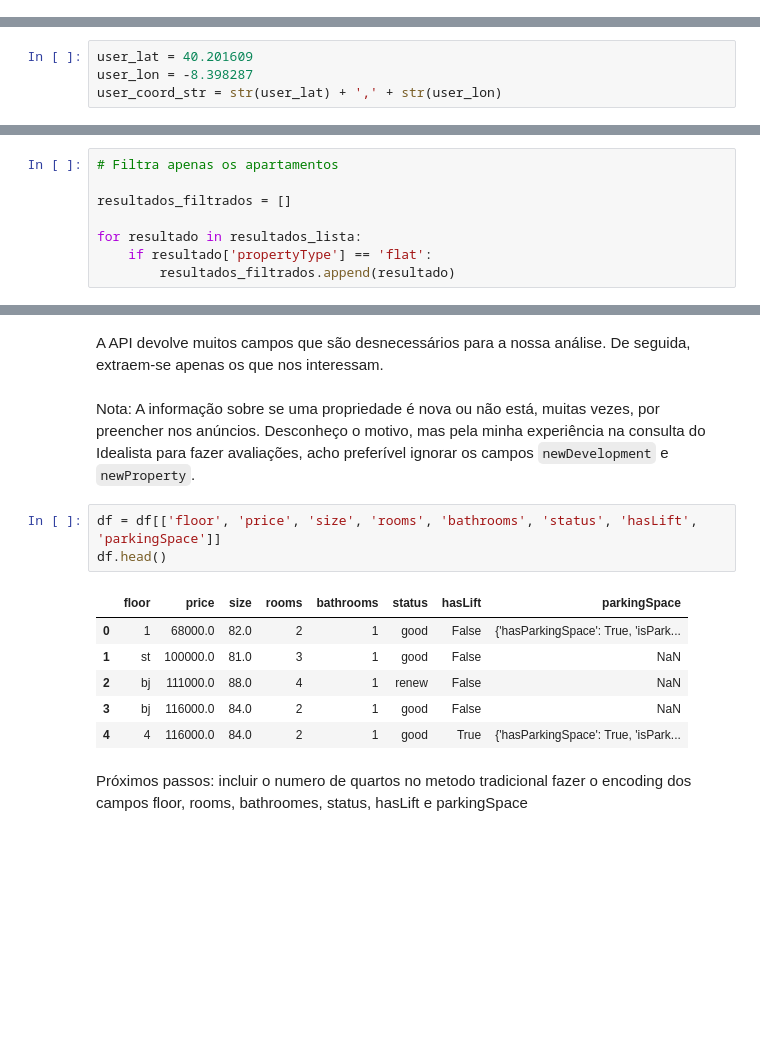
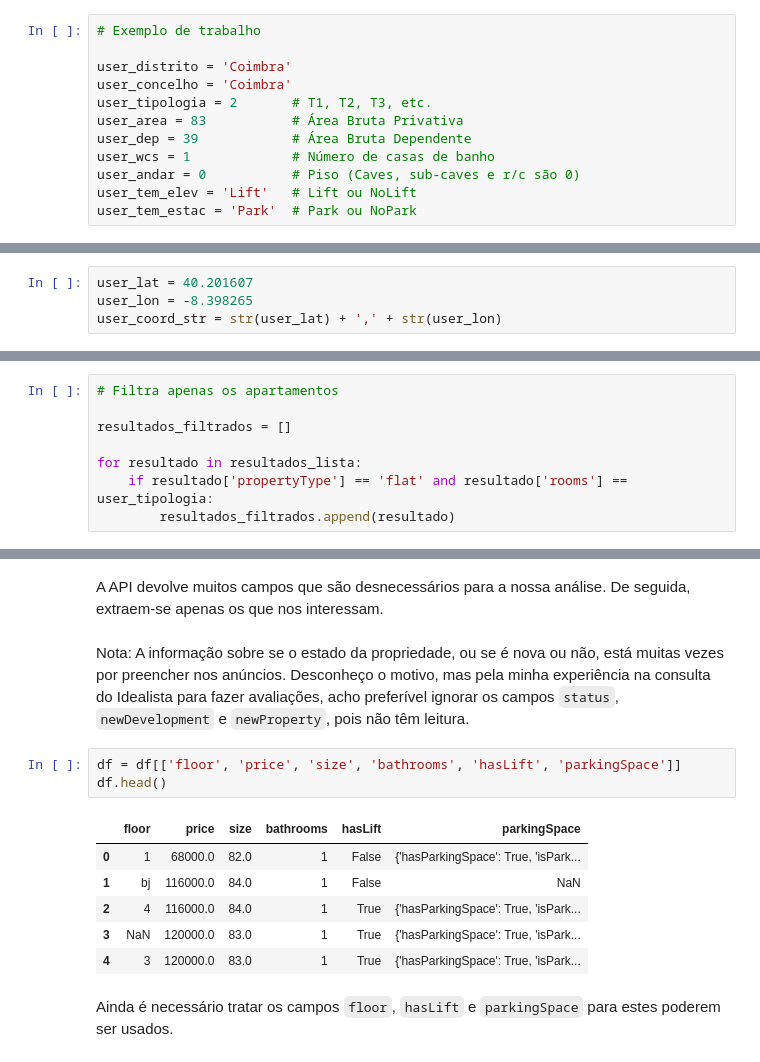
Before and after one commit to ruicruzeiro/kwikval, a Jupyter notebook: API.ipynb, the cells around one changed output, grey strips where cells are left out. Saved outputs shown, nothing was run; the diff lists cells and outputs as text; blank space fills up the shorter version.

```diff
--- a/API.ipynb
+++ b/API.ipynb
@@ -28,8 +22,20 @@ user_dep = 39
+# %%
+# Exemplo de trabalho
+
+user_distrito = 'Coimbra'
+user_concelho = 'Coimbra'
+user_tipologia = 2       # T1, T2, T3, etc.
+user_area = 83           # Área Bruta Privativa
+user_dep = 39            # Área Bruta Dependente
+user_wcs = 1             # Número de casas de banho
+user_andar = 0           # Piso (Caves, sub-caves e r/c são 0)
+user_tem_elev = 'Lift'   # Lift ou NoLift
+user_tem_estac = 'Park'  # Park ou NoPark
 # %% [markdown]
 O utilizador fornece também as coordenadas de localização do imóvel. Estas serão usadas para seleccionar os imóveis mais próximos entre todos aqueles devolvidos pelo request à API.
 # %%
-user_lat = 40.201609
-user_lon = -8.398287
+user_lat = 40.201607
+user_lon = -8.398265
 user_coord_str = str(user_lat) + ',' + str(user_lon)
 # %% [markdown]
 As coordenadas fornecidas pelo utilizador não podem ultrapassar os limites geográficos de Portugal.
@@ -128,7 +134,7 @@ Nota: Os resultados filtrados encontrados a seguir serão usados na secção de
 resultados_filtrados = []
 
 for resultado in resultados_lista:
-    if resultado['propertyType'] == 'flat':
+    if resultado['propertyType'] == 'flat' and resultado['rooms'] == user_tipologia:
         resultados_filtrados.append(resultado)
 # %% [markdown]
 ## MÉTODO TRADICIONAL (COMPARATIVO DE MERCADO)
@@ -223,18 +263,16 @@ df.head()
 # %% [markdown]
 A API devolve muitos campos que são desnecessários para a nossa análise. De seguida, extraem-se apenas os que nos interessam.
 # %% [markdown]
-Nota: A informação sobre se uma propriedade é nova ou não está, muitas vezes, por preencher nos anúncios. Desconheço o motivo, mas pela minha experiência na consulta do Idealista para fazer avaliações, acho preferível ignorar os campos `newDevelopment` e `newProperty`.
+Nota: A informação sobre se o estado da propriedade, ou se é nova ou não, está muitas vezes por preencher nos anúncios. Desconheço o motivo, mas pela minha experiência na consulta do Idealista para fazer avaliações, acho preferível ignorar os campos `status`, `newDevelopment` e `newProperty`, pois não têm leitura.
 # %%
-df = df[['floor', 'price', 'size', 'rooms', 'bathrooms', 'status', 'hasLift', 'parkingSpace']]
+df = df[['floor', 'price', 'size', 'bathrooms', 'hasLift', 'parkingSpace']]
 df.head()
 # %% [output]
-|  | floor | price | size | rooms | bathrooms | status | hasLift | parkingSpace |
-| 0 | 1 | 68000.0 | 82.0 | 2 | 1 | good | False | {'hasParkingSpace': True, 'isPark... |
-| 1 | st | 100000.0 | 81.0 | 3 | 1 | good | False | NaN |
-| 2 | bj | 111000.0 | 88.0 | 4 | 1 | renew | False | NaN |
-| 3 | bj | 116000.0 | 84.0 | 2 | 1 | good | False | NaN |
-| 4 | 4 | 116000.0 | 84.0 | 2 | 1 | good | True | {'hasParkingSpace': True, 'isPark... |
+|  | floor | price | size | bathrooms | hasLift | parkingSpace |
+| 0 | 1 | 68000.0 | 82.0 | 1 | False | {'hasParkingSpace': True, 'isPark... |
+| 1 | bj | 116000.0 | 84.0 | 1 | False | NaN |
+| 2 | 4 | 116000.0 | 84.0 | 1 | True | {'hasParkingSpace': True, 'isPark... |
+| 3 | NaN | 120000.0 | 83.0 | 1 | True | {'hasParkingSpace': True, 'isPark... |
+| 4 | 3 | 120000.0 | 83.0 | 1 | True | {'hasParkingSpace': True, 'isPark... |
-# %% [markdown]
-Próximos passos:
-    incluir o numero de quartos no metodo tradicional
-    fazer o encoding dos campos floor, rooms, bathroomes, status, hasLift e parkingSpace
+# %% [markdown]
+Ainda é necessário tratar os campos `floor`, `hasLift` e `parkingSpace` para estes poderem ser usados.
```
Also changed, not shown: parts of 41 cells of this notebook.
